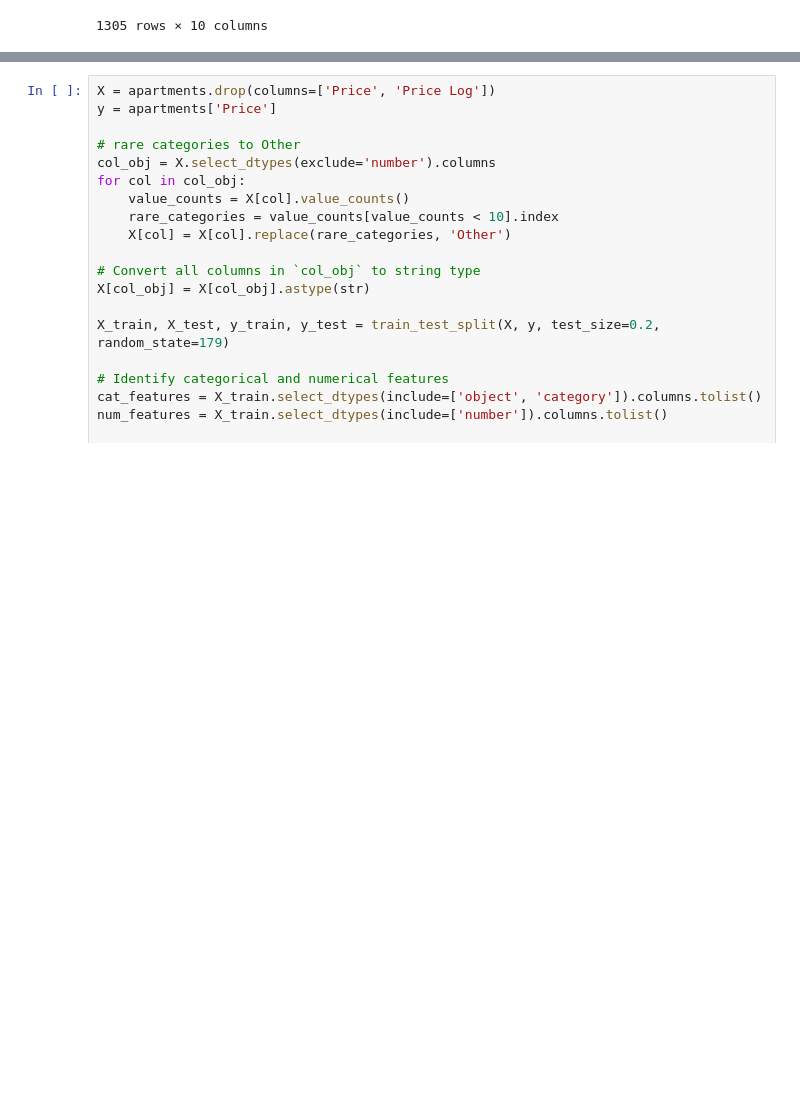
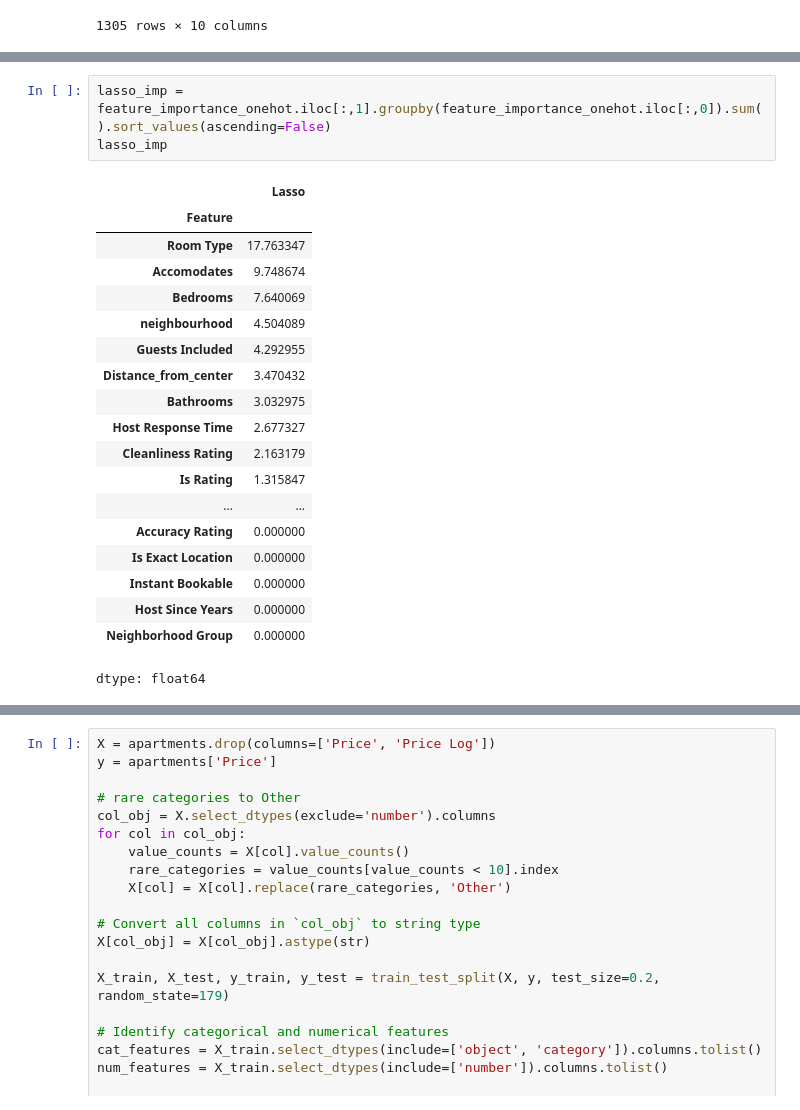
Before and after one commit to IlyaZutler/Cancer-Data, a Jupyter notebook: 7 test new .ipynb, the cells around one changed output, grey strips where cells are left out. Saved outputs shown, nothing was run; the diff lists cells and outputs as text; blank space fills up the shorter version.

```diff
--- a/7 test new .ipynb
+++ b/7 test new .ipynb
@@ -504,0 +330,23 @@ And if memory is not enough, you can set `force_col_wise=true`.
+# %%
+lasso_imp = feature_importance_onehot.iloc[:,1].groupby(feature_importance_onehot.iloc[:,0]).sum().sort_values(ascending=False)
+lasso_imp
+# %% [output]
+|  | Lasso |
+| Feature |  |
+| Room Type | 17.763347 |
+| Accomodates | 9.748674 |
+| Bedrooms | 7.640069 |
+| neighbourhood | 4.504089 |
+| Guests Included | 4.292955 |
+| Distance_from_center | 3.470432 |
+| Bathrooms | 3.032975 |
+| Host Response Time | 2.677327 |
+| Cleanliness Rating | 2.163179 |
+| Is Rating | 1.315847 |
+| ... | ... |
+| Accuracy Rating | 0.000000 |
+| Is Exact Location | 0.000000 |
+| Instant Bookable | 0.000000 |
+| Host Since Years | 0.000000 |
+| Neighborhood Group | 0.000000 |
+dtype: float64
```
Also changed, not shown: parts of 7 cells of this notebook.
